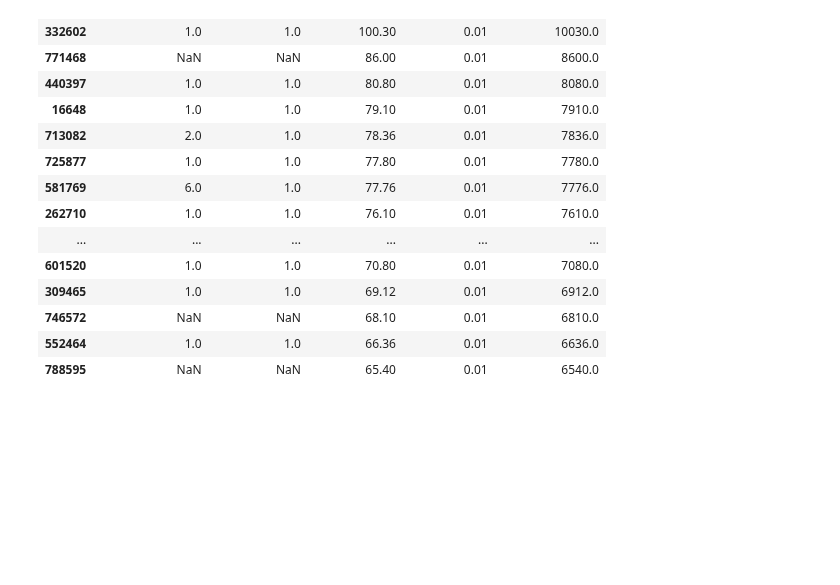
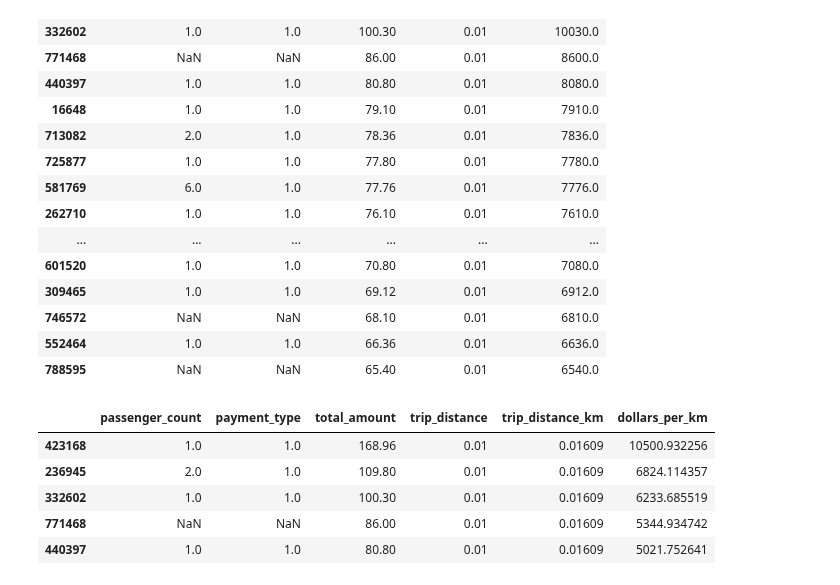
Before and after one commit to opagani/https-github.com-opagani-2024-08Aug-cleaning, a Jupyter notebook: LernerPython - 2024-08Aug-chaining.ipynb, the cells around one changed output. Saved outputs shown, nothing was run; the diff lists cells and outputs as text; code cells hidden in the pictures; blank space fills up the shorter version.

```diff
--- a/LernerPython - 2024-08Aug-chaining.ipynb
+++ b/LernerPython - 2024-08Aug-chaining.ipynb
@@ -570,15 +570,22 @@ The order of keyword arguments to `assign` is important; they are evaluated in o
 # %%
 # let's create trip_distance_km, and then calculate dollars_per_km
 
 (
     pd
     .read_csv(filename,
               usecols=['passenger_count', 'payment_type',
                           'total_amount', 'trip_distance'],
               engine='pyarrow')
     .loc[lambda df_: df_['trip_distance'] > 0]   # keep only rows where distance > 0
-    .assign(trip_distance_km = lambda df_: df_['trip_distance'] *
-        dollars_per_mile = lambda df_: df_['total_amount'] / df_['trip_distance'])   # add a new column, dollars/mile
-    .sort_values('dollars_per_mile', ascending=False)   # sort the rows by dollars/mile
+    .assign(trip_distance_km = lambda df_: df_['trip_distance'] * 1.609,
+            dollars_per_km = lambda df_: df_['total_amount'] / df_['trip_distance_km'])   # add a new column, dollars/mile
+    .sort_values('dollars_per_km', ascending=False)   # sort the rows by dollars/mile
     .head(5)  # find the rows with the highest dollars/mile
 )
+# %% [output]
+|  | passenger_count | payment_type | total_amount | trip_distance | trip_distance_km | dollars_per_km |
+| 423168 | 1.0 | 1.0 | 168.96 | 0.01 | 0.01609 | 10500.932256 |
+| 236945 | 2.0 | 1.0 | 109.80 | 0.01 | 0.01609 | 6824.114357 |
+| 332602 | 1.0 | 1.0 | 100.30 | 0.01 | 0.01609 | 6233.685519 |
+| 771468 | NaN | NaN | 86.00 | 0.01 | 0.01609 | 5344.934742 |
+| 440397 | 1.0 | 1.0 | 80.80 | 0.01 | 0.01609 | 5021.752641 |
```
Also changed, not shown: parts of 1 cell of this notebook.
